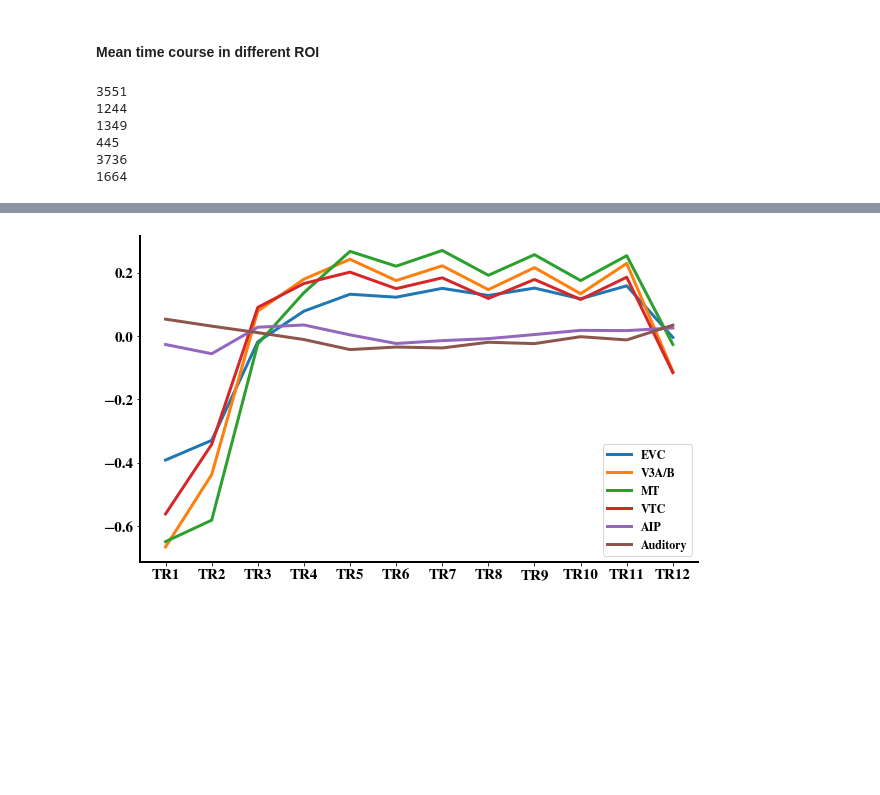
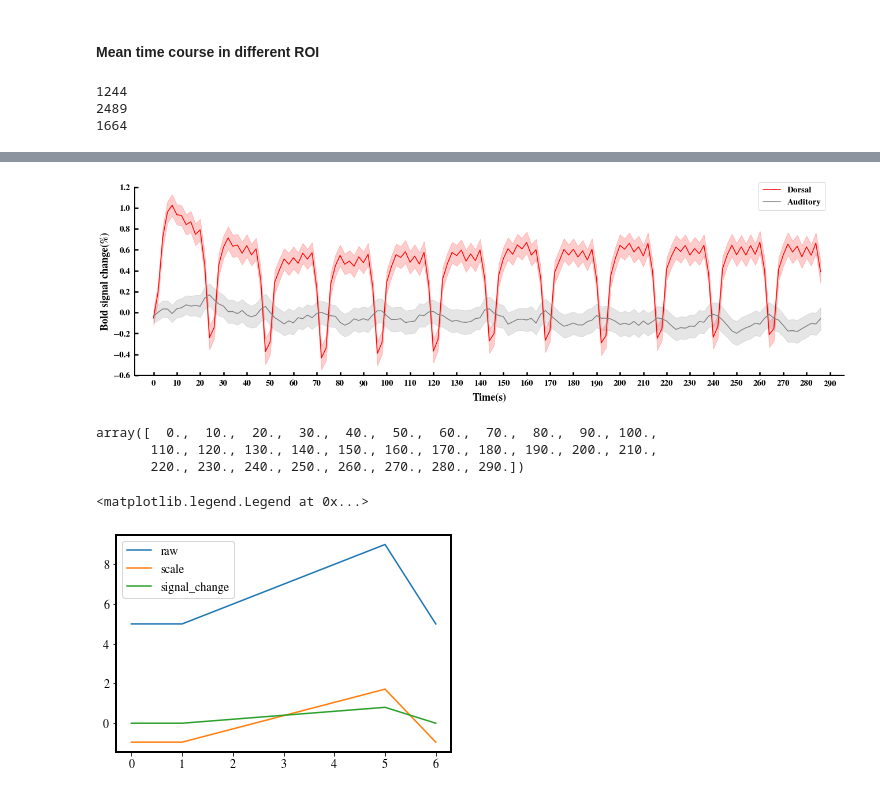
Before and after one commit to Blink621/HAD-fmri, a Jupyter notebook: analysis/quality_check.ipynb, the cells around one changed output, grey strips where cells are left out. Drawn from its saved outputs; the diff is of its cells as text; code cells hidden in the pictures; blank space fills up the shorter version.

```diff
--- a/analysis/quality_check.ipynb
+++ b/analysis/quality_check.ipynb
@@ -198,15 +198,10 @@ roi_names = pd.read_csv(roi_name_path)
 network = sio.loadmat(network_path)['netassignments']
 network = [x[0] for x in network]
 
-EVC_name = ['V1', 'V2', 'V3']
-VTC_name = ['V8', 'PIT', 'FFC', 'VVC', 'VMV1', 'VMV2', 'VMV3']
-MT_name = ['V3CD', 'V4t', 'LO1', 'LO2', 'LO3', 'FST', 'MST', 'MT', 'PH']
-DS_name = ['V3A', 'V3B', 'V6', 'V6A', 'V7', 'IPS1']
-V3AB_name = ['V3A', 'V3B']
-AIP_name = ['1', '2', '3a', '3b']
-# VPM_name = ['6r', 'IFJp', 'IFJa', 'IFSp', '44']
+Ventral_name = ['V8', 'PIT', 'FFC', 'VVC', 'VMV1', 'VMV2', 'VMV3']
+Dorsal_name = ['V3A', 'V3B', 'V6', 'V6A', 'V7', 'IPS1', 'V3CD', 'V4t', 'LO1', 'LO2', 'LO3', 'FST', 'MST', 'MT', 'PH']
 
-roi_sum = ['EVC', 'VTC', 'MT', 'V3AB', 'AIP']
+roi_sum = ['Ventral', 'Dorsal']
 for roi in roi_sum:
     exec(f'{roi}_mask = roi_mask({roi}_name)')
     print(eval(f'{roi}_mask').sum())
@@ -216,10 +211,7 @@ roi_index = [idx+1 for idx,x in enumerate(network) if x in select_network]
 Auditory_mask = np.asarray([True if x in roi_index else False for x in roi_correspond[0]])
 print(Auditory_mask.sum())
 # %% [output]
-3551
 1244
-1349
-445
-3736
+2489
 1664
 # %%
@@ -283,25 +284,54 @@ ses-action01_task-action_run-7 in sub-30
 ses-action01_task-action_run-8 in sub-30
 ses-action01_task-action_run-9 in sub-30
 # %%
-roi_sum = ['EVC', 'V3AB', 'MT', 'VTC', 'AIP', 'Auditory']
+roi_sum = ['Dorsal', 'Auditory']
 
-colors = []
-plt.figure(figsize=(10, 6))
+colors = ['red', 'grey']
+plt.figure(figsize=(22, 6))
+n_time_point = time_course_info.shape[1]
 
-for roi in roi_sum:
-    time_course_roi = time_course_sum[:, eval(f'{roi}_mask')].mean(axis=1)
-    if roi == 'V3AB':
-        roi = 'V3A/B'
-    plt.plot(time_course_roi, label=roi, lw=3)
+for roi_idx, roi in enumerate(roi_sum):
+    time_course_roi = time_course_sum[:, :, eval(f'{roi}_mask')].mean(axis=-1)
+    time_course_mean = time_course_roi.mean(axis=0)
+    time_course_std = np.sqrt(time_course_roi.std(axis=0)/(len(sub_names)))
+    # plot line
+    plt.plot(range(n_time_point), time_course_mean, color=colors[roi_idx], label=roi, lw=1.5)
+    plt.fill_between(range(n_time_point), time_course_mean - time_course_std, time_course_mean + time_course_std,
+                     color=colors[roi_idx], alpha=0.2)
 
-plt.xticks(np.arange(12), ['TR%d'%(i+1) for i in range(12)], weight='bold', fontsize=15)
+# plt.xticks(np.arange(n_time_point), ['%d'%((i)*2) for i in range(n_time_point)], rotation=45, weight='bold', fontsize=8)
+plt.xticks(np.linspace(0, n_time_point+1, 30), np.linspace(0, (n_time_point+1)*2, 30, dtype=int), weight='bold', fontsize=12)
 plt.yticks(weight='bold', fontsize=15)
-plt.legend(loc='lower right', prop={'size':12, 'weight':'bold'})
+plt.legend(loc='upper right', prop={'size':15, 'weight':'bold'}, bbox_to_anchor=[0.98, 1.05], borderpad=0.5)
+plt.ylabel('Bold signal change(%)', weight='bold', fontsize=18)
+plt.xlabel('Time(s)', weight='bold', fontsize=18, labelpad=10)
 
 ax = plt.gca()
+ax.tick_params(labelsize=15, width=2.5, length=6, direction="in", pad=8)
+ax.set_xlim(-4, 148)
+ax.set_ylim(-0.6, 1.2)
 ax.spines['top'].set_visible(False)
 ax.spines['right'].set_visible(False)
 ax.spines['bottom'].set_linewidth(2)
 ax.spines['left'].set_linewidth(2)
 # %% [output]
-[figure, old version]
+[figure, new version]
+# %%
+np.linspace(0, (n_time_point+1)*2, 30)
+# %% [output]
+array([  0.,  10.,  20.,  30.,  40.,  50.,  60.,  70.,  80.,  90., 100.,
+       110., 120., 130., 140., 150., 160., 170., 180., 190., 200., 210.,
+       220., 230., 240., 250., 260., 270., 280., 290.])
+# %%
+a = np.array([5, 5, 6, 7, 8, 9, 5])
+scaler = StandardScaler()
+scale_a = (a - a.mean())/a.std()
+signal_change_a = (a - 5)/5
+
+plt.plot(a, label='raw')
+plt.plot(scale_a, label='scale')
+plt.plot(signal_change_a, label='signal_change')
+plt.legend()
+# %% [output]
+<matplotlib.legend.Legend at 0x...>
+[figure, added]
```
Also changed, not shown: parts of 1 cell of this notebook, 8 other files.
